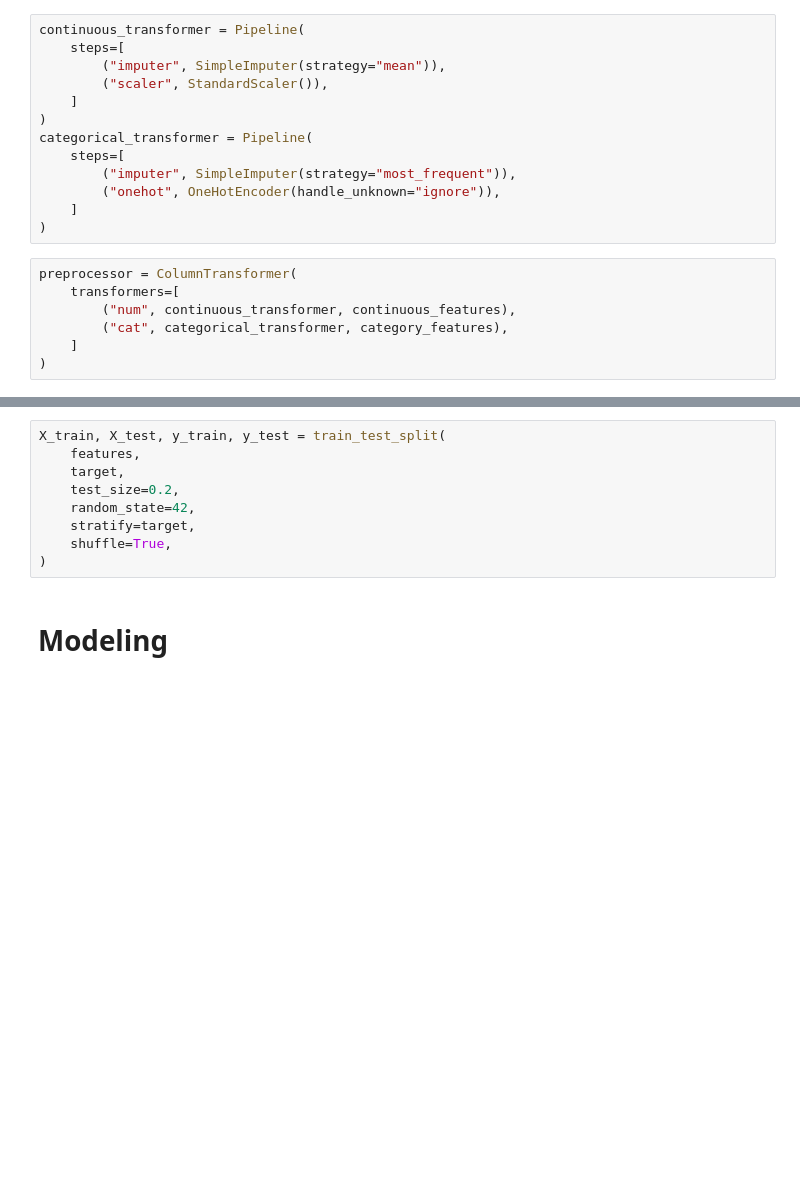
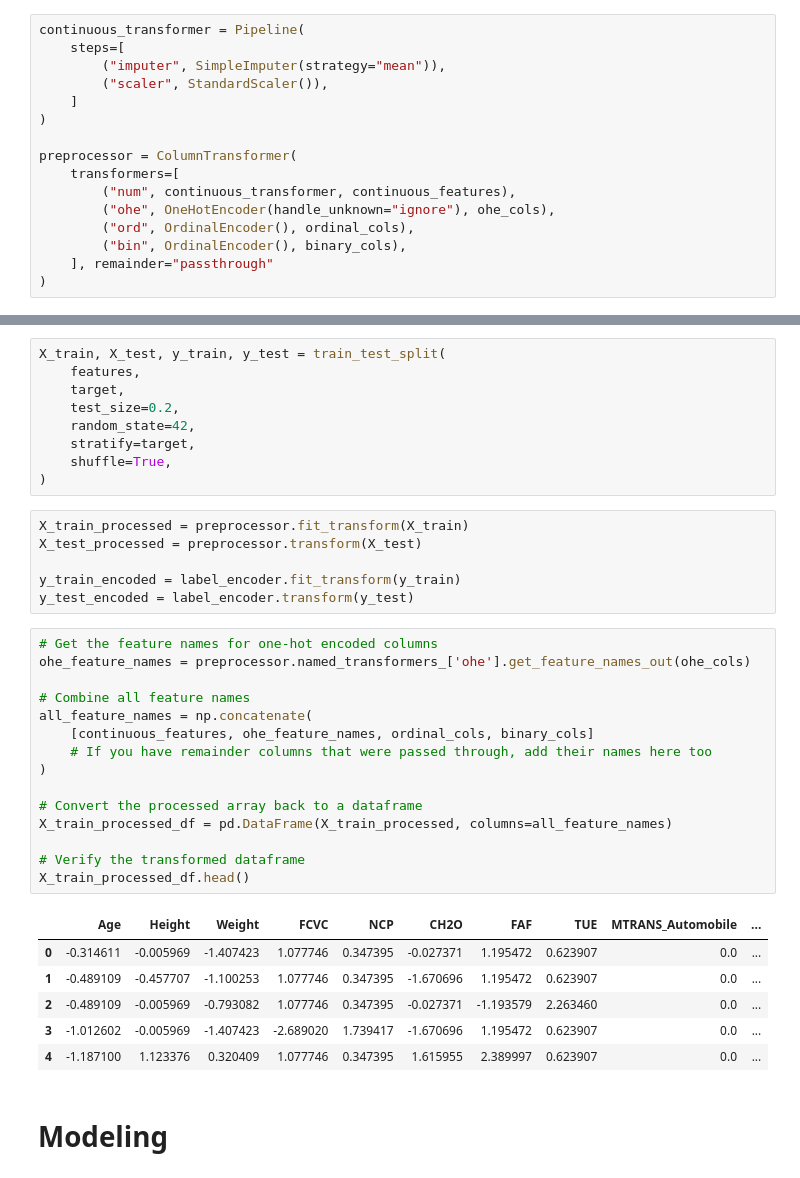
Before and after one commit to VMD121199/Obesity-Risk-Prediction, a Jupyter notebook: prediction.ipynb, the cells around one changed output, grey strips where cells are left out. Saved outputs shown, nothing was run; the diff lists cells and outputs as text; blank space fills up the shorter version.

Commit message:
Finished preprocessor

```diff
--- a/prediction.ipynb
+++ b/prediction.ipynb
@@ -226,16 +226,12 @@ continuous_transformer = Pipeline(
         ("scaler", StandardScaler()),
     ]
 )
-categorical_transformer = Pipeline(
-    steps=[
-        ("imputer", SimpleImputer(strategy="most_frequent")),
-        ("onehot", OneHotEncoder(handle_unknown="ignore")),
-    ]
+
+preprocessor = ColumnTransformer(
+    transformers=[
+        ("num", continuous_transformer, continuous_features),
+        ("ohe", OneHotEncoder(handle_unknown="ignore"), ohe_cols),
+        ("ord", OrdinalEncoder(), ordinal_cols),
+        ("bin", OrdinalEncoder(), binary_cols),
+    ], remainder="passthrough"
 )
-# %%
-preprocessor = ColumnTransformer(
-    transformers=[
-        ("num", continuous_transformer, continuous_features),
-        ("cat", categorical_transformer, category_features),
-    ]
-)
@@ -250,6 +248,34 @@ X_train, X_test, y_train, y_test = train_test_split(
     stratify=target,
     shuffle=True,
 )
+# %%
+X_train_processed = preprocessor.fit_transform(X_train)
+X_test_processed = preprocessor.transform(X_test)
+
+y_train_encoded = label_encoder.fit_transform(y_train)
+y_test_encoded = label_encoder.transform(y_test)
+# %%
+# Get the feature names for one-hot encoded columns
+ohe_feature_names = preprocessor.named_transformers_['ohe'].get_feature_names_out(ohe_cols)
+
+# Combine all feature names
+all_feature_names = np.concatenate(
+    [continuous_features, ohe_feature_names, ordinal_cols, binary_cols]
+    # If you have remainder columns that were passed through, add their names here too
+)
+
+# Convert the processed array back to a dataframe
+X_train_processed_df = pd.DataFrame(X_train_processed, columns=all_feature_names)
+
+# Verify the transformed dataframe
+X_train_processed_df.head()
+# %% [output]
+|  | Age | Height | Weight | FCVC | NCP | CH2O | FAF | TUE | MTRANS_Automobile | ... |
+| 0 | -0.314611 | -0.005969 | -1.407423 | 1.077746 | 0.347395 | -0.027371 | 1.195472 | 0.623907 | 0.0 | ... |
+| 1 | -0.489109 | -0.457707 | -1.100253 | 1.077746 | 0.347395 | -1.670696 | 1.195472 | 0.623907 | 0.0 | ... |
+| 2 | -0.489109 | -0.005969 | -0.793082 | 1.077746 | 0.347395 | -0.027371 | -1.193579 | 2.263460 | 0.0 | ... |
+| 3 | -1.012602 | -0.005969 | -1.407423 | -2.689020 | 1.739417 | -1.670696 | 1.195472 | 0.623907 | 0.0 | ... |
+| 4 | -1.187100 | 1.123376 | 0.320409 | 1.077746 | 0.347395 | 1.615955 | 2.389997 | 0.623907 | 0.0 | ... |
 # %% [markdown]
 # Modeling
 # %% [markdown]
```
Also changed, not shown: parts of 2 cells of this notebook.
